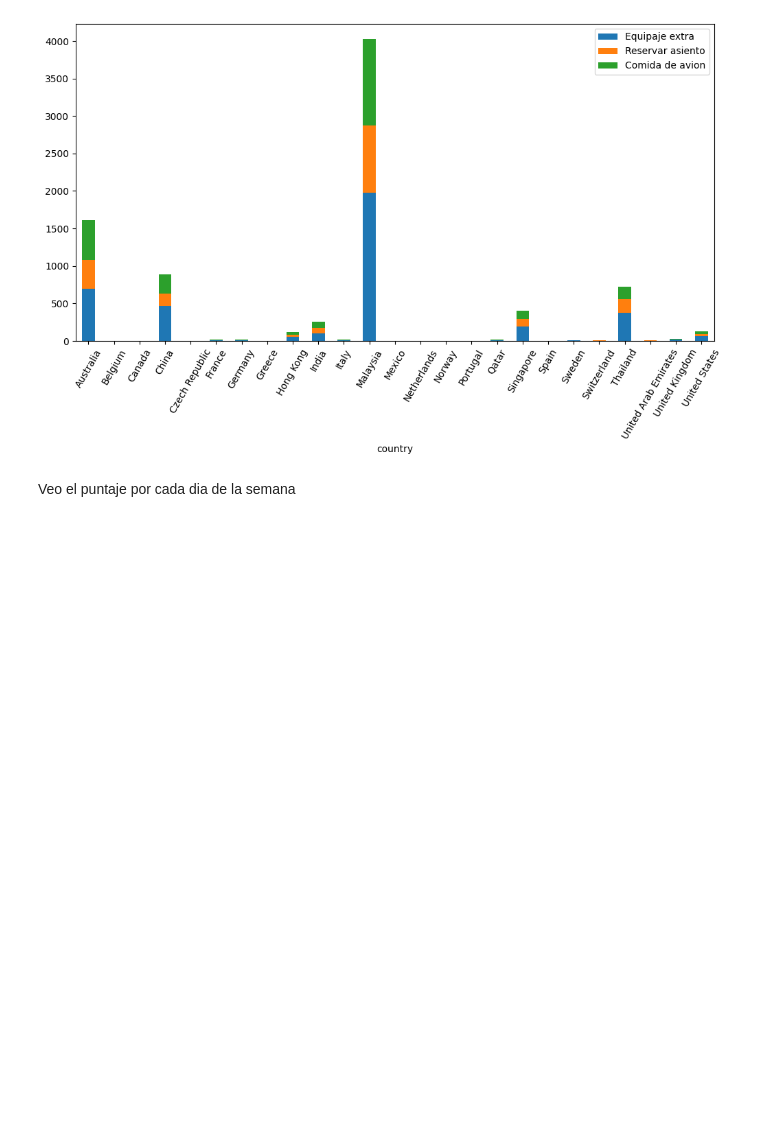
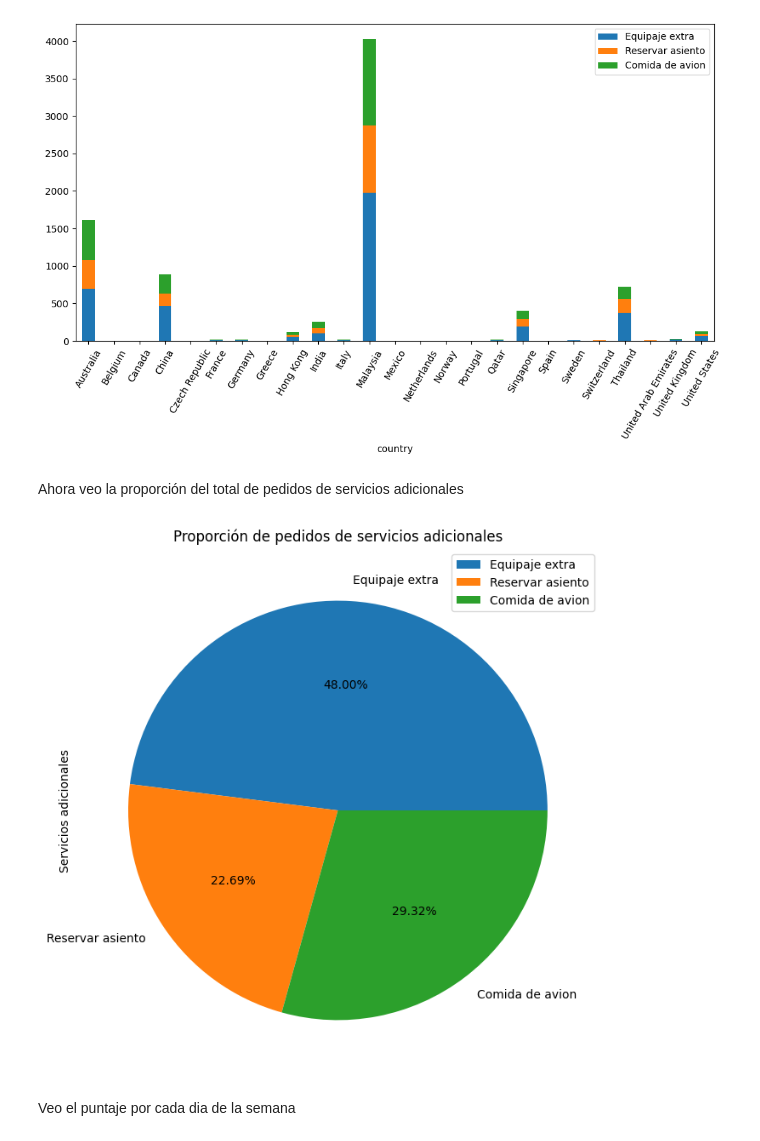
Before and after one commit to agalarza768/TP1-Orga_de_datos, a Jupyter notebook: TP_Orga.ipynb, the cells around one changed output. Saved outputs shown, nothing was run; the diff lists cells and outputs as text; code cells hidden in the pictures; blank space fills up the shorter version.

```diff
--- a/TP_Orga.ipynb
+++ b/TP_Orga.ipynb
@@ -522,6 +522,16 @@ df_servicios.plot.bar(x='country', stacked=True, rot=60, figsize=(12,6))
 # %% [output]
 <Axes: xlabel='country'>
 [figure]
+# %% [markdown]
+Ahora veo la proporción del total de pedidos de servicios adicionales
+# %%
+df_proporcion_servicios = df_servicios.loc[:,["Equipaje extra", "Reservar asiento", "Comida de avion"]].sum().to_frame()
+df_proporcion_servicios.plot(kind='pie',subplots=True, autopct='%1.2f%%', figsize=(8, 8))
+plt.title('Proporción de pedidos de servicios adicionales')
+plt.ylabel('Servicios adicionales')
+plt.show()
+# %% [output]
+[figure, added]
 # %% [markdown]
 Veo el puntaje por cada dia de la semana
 # %%
```
Also changed, not shown: parts of 2 cells of this notebook.
